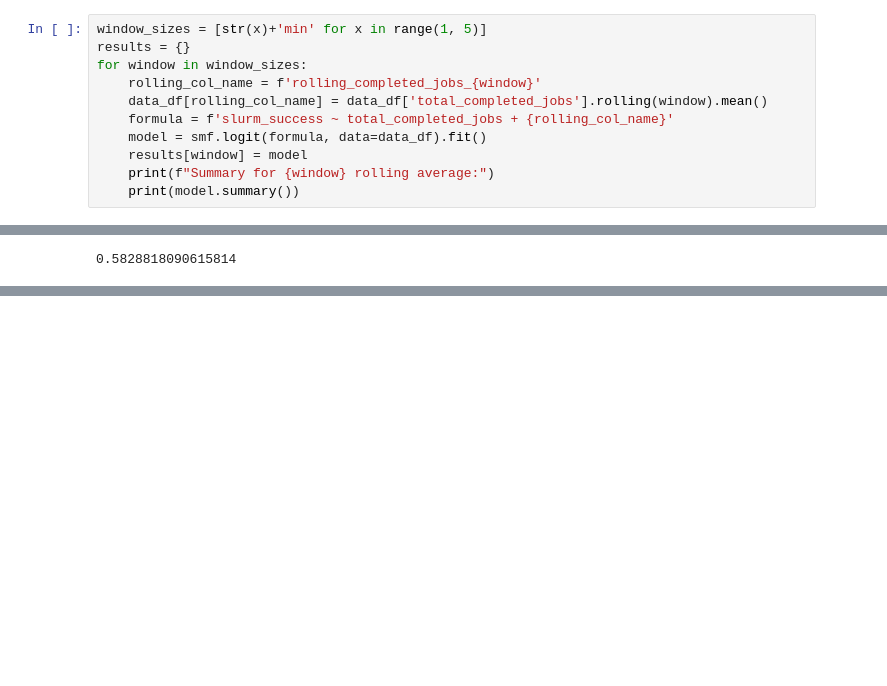
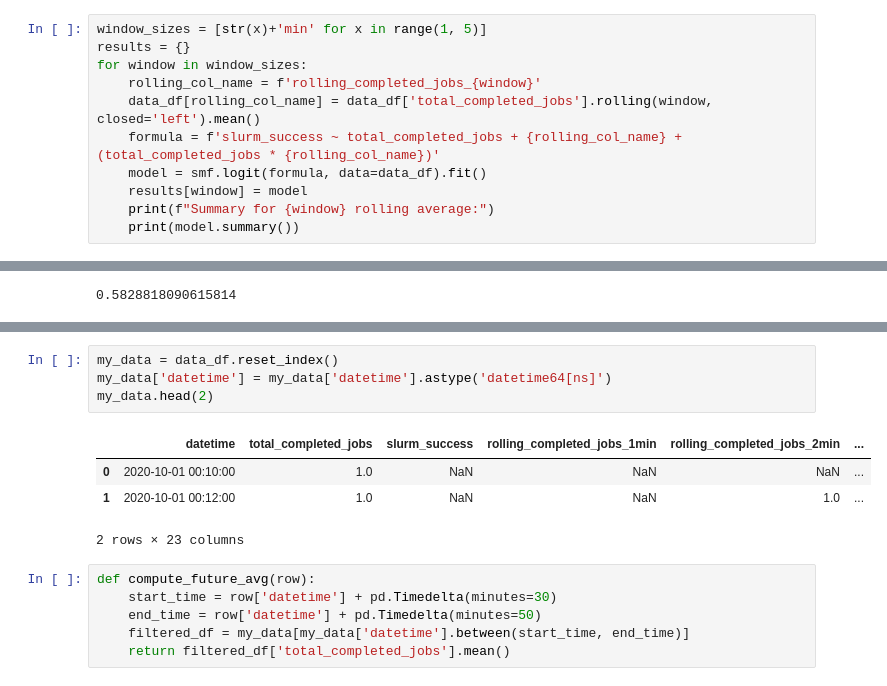
Before and after one commit to nss-data-science-cohort-8/accre-sweet-potato-casserole, a Jupyter notebook: notebooks/AIBranch3.ipynb, the cells around one changed output, grey strips where cells are left out. Cells and saved outputs as stored; diff of their text form; blank space fills up the shorter version.

```diff
--- a/notebooks/AIBranch3.ipynb
+++ b/notebooks/AIBranch3.ipynb
@@ -39,8 +39,8 @@ window_sizes = [str(x)+'min' for x in range(1, 5)]
 results = {}
 for window in window_sizes:
     rolling_col_name = f'rolling_completed_jobs_{window}'
-    data_df[rolling_col_name] = data_df['total_completed_jobs'].rolling(window).mean()
-    formula = f'slurm_success ~ total_completed_jobs + {rolling_col_name}'
+    data_df[rolling_col_name] = data_df['total_completed_jobs'].rolling(window, closed='left').mean()
+    formula = f'slurm_success ~ total_completed_jobs + {rolling_col_name} + (total_completed_jobs * {rolling_col_name})'
     model = smf.logit(formula, data=data_df).fit()
     results[window] = model
     print(f"Summary for {window} rolling average:")
@@ -167,0 +224,15 @@ Logit Regression Results
+# %%
+my_data = data_df.reset_index()
+my_data['datetime'] = my_data['datetime'].astype('datetime64[ns]')
+my_data.head(2)
+# %% [output]
+|  | datetime | total_completed_jobs | slurm_success | rolling_completed_jobs_1min | rolling_completed_jobs_2min | ... |
+| 0 | 2020-10-01 00:10:00 | 1.0 | NaN | NaN | NaN | ... |
+| 1 | 2020-10-01 00:12:00 | 1.0 | NaN | NaN | 1.0 | ... |
+2 rows × 23 columns
+# %%
+def compute_future_avg(row):
+    start_time = row['datetime'] + pd.Timedelta(minutes=30)
+    end_time = row['datetime'] + pd.Timedelta(minutes=50)
+    filtered_df = my_data[my_data['datetime'].between(start_time, end_time)]
+    return filtered_df['total_completed_jobs'].mean()
```
Also changed, not shown: parts of 12 cells of this notebook, 1 other file.
